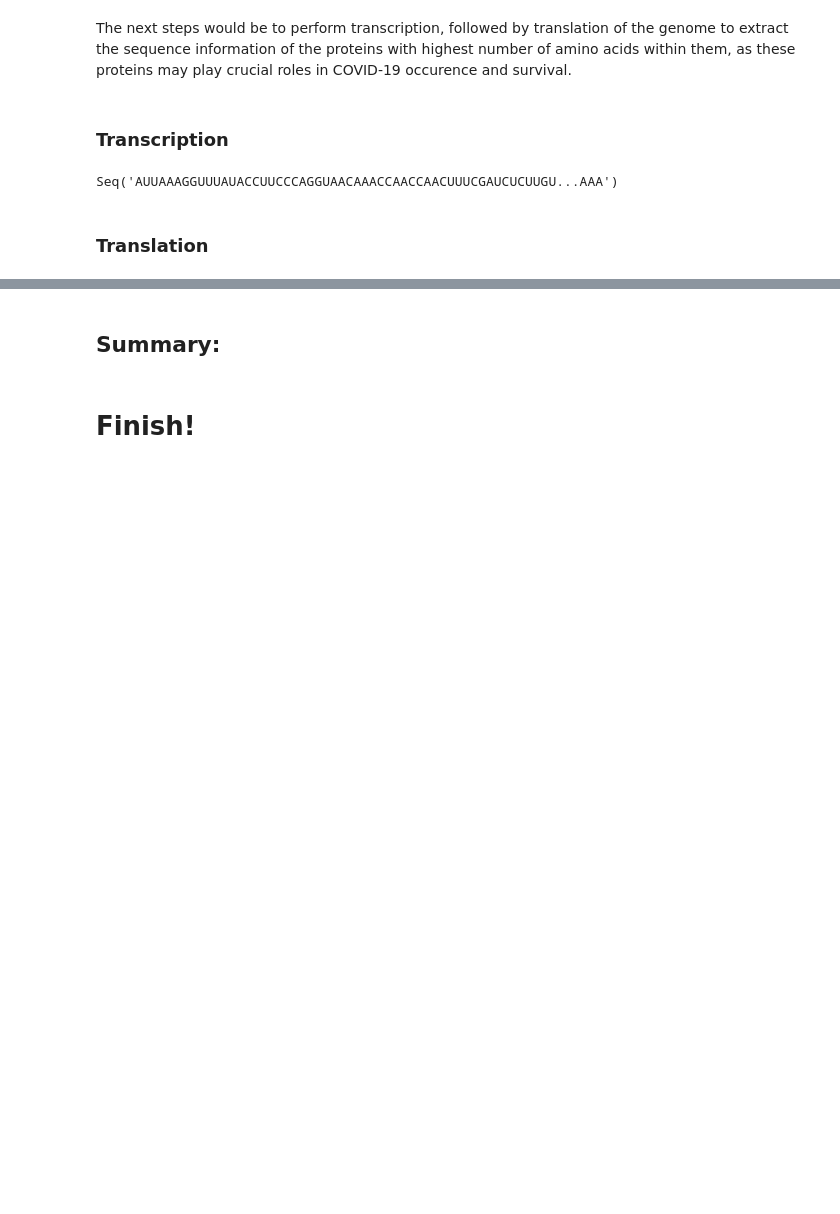
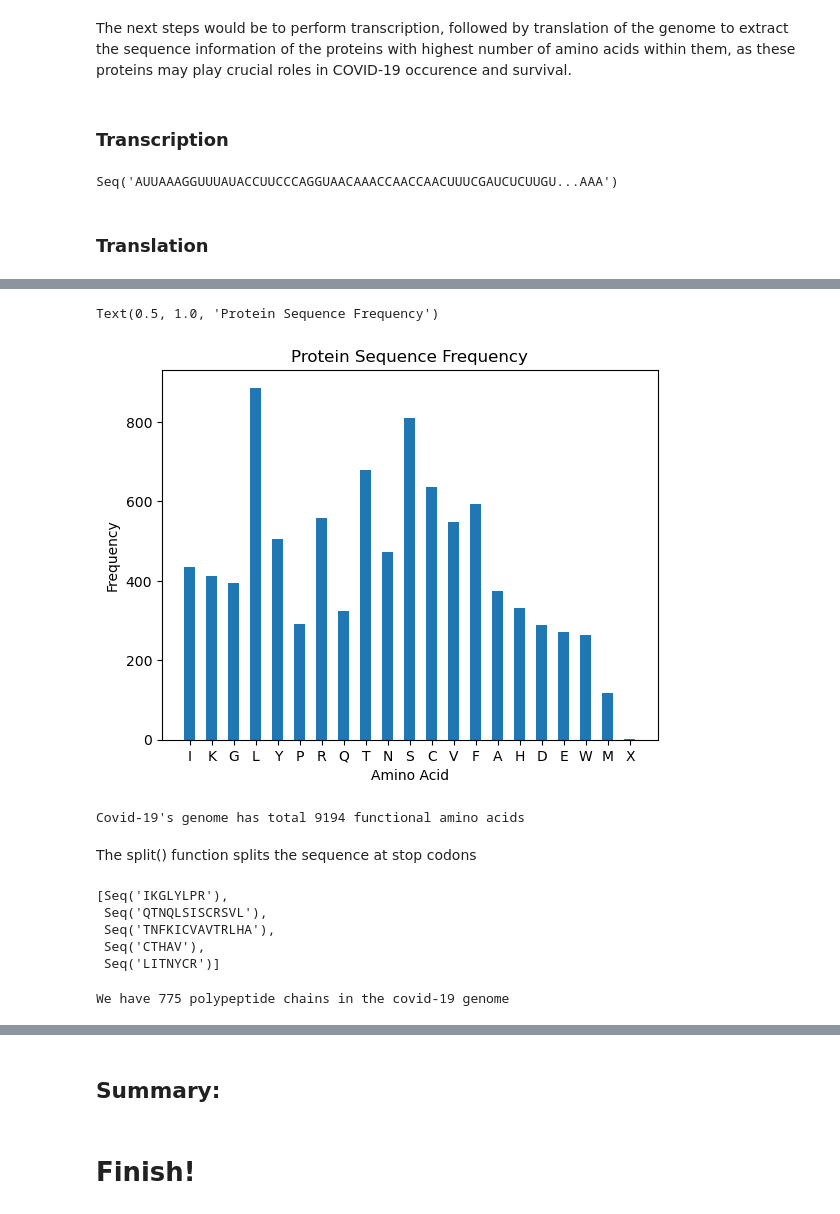
Before and after one commit to debnathk/bioinformatics, a Jupyter notebook: Python/codes/Bioinformatics_with_biopython/part_5/day_05_covid_analysis_biopython.ipynb, the cells around one changed output, grey strips where cells are left out. Cells and saved outputs as stored; diff of their text form; code cells hidden in the pictures; blank space fills up the shorter version.

```diff
--- a/Python/codes/Bioinformatics_with_biopython/part_5/day_05_covid_analysis_biopython.ipynb
+++ b/Python/codes/Bioinformatics_with_biopython/part_5/day_05_covid_analysis_biopython.ipynb
@@ -75,0 +82,5 @@ Seq('AUUAAAGGUUUAUACCUUCCCAGGUAACAAACCAACCAACUUUCGAUCUCUUGU...AAA')
+# %%
+modified_covid_mrna = covid_mrna + "N"
+# %%
+covid_aa = modified_covid_mrna.translate()
+covid_aa
@@ -75,0 +89,5 @@ Seq('AUUAAAGGUUUAUACCUUCCCAGGUAACAAACCAACCAACUUUCGAUCUCUUGU...AAA')
+# %%
+# most common amino acids
+from collections import Counter
+common_amino = Counter(covid_aa)
+common_amino.most_common(10)
@@ -75,0 +105,15 @@ Seq('AUUAAAGGUUUAUACCUUCCCAGGUAACAAACCAACCAACUUUCGAUCUCUUGU...AAA')
+# %%
+del common_amino['*']
+
+width = 0.5
+plt.bar(common_amino.keys(), common_amino.values(), width)
+plt.xlabel('Amino Acid')
+plt.ylabel('Frequency')
+plt.title('Protein Sequence Frequency')
+# %% [output]
+Text(0.5, 1.0, 'Protein Sequence Frequency')
+[figure, added]
+# %%
+print(f"Covid-19's genome has total {sum(common_amino.values())} functional amino acids")
+# %% [output]
+Covid-19's genome has total 9194 functional amino acids
@@ -75,0 +122,14 @@ Seq('AUUAAAGGUUUAUACCUUCCCAGGUAACAAACCAACCAACUUUCGAUCUCUUGU...AAA')
+# %% [markdown]
+The split() function splits the sequence at stop codons
+# %%
+proteins[:5]
+# %% [output]
+[Seq('IKGLYLPR'),
+ Seq('QTNQLSISCRSVL'),
+ Seq('TNFKICVAVTRLHA'),
+ Seq('CTHAV'),
+ Seq('LITNYCR')]
+# %%
+print(f'We have {len(proteins)} polypeptide chains in the covid-19 genome')
+# %% [output]
+We have 775 polypeptide chains in the covid-19 genome
```
Also changed, not shown: parts of 10 cells of this notebook, 1 other file.
